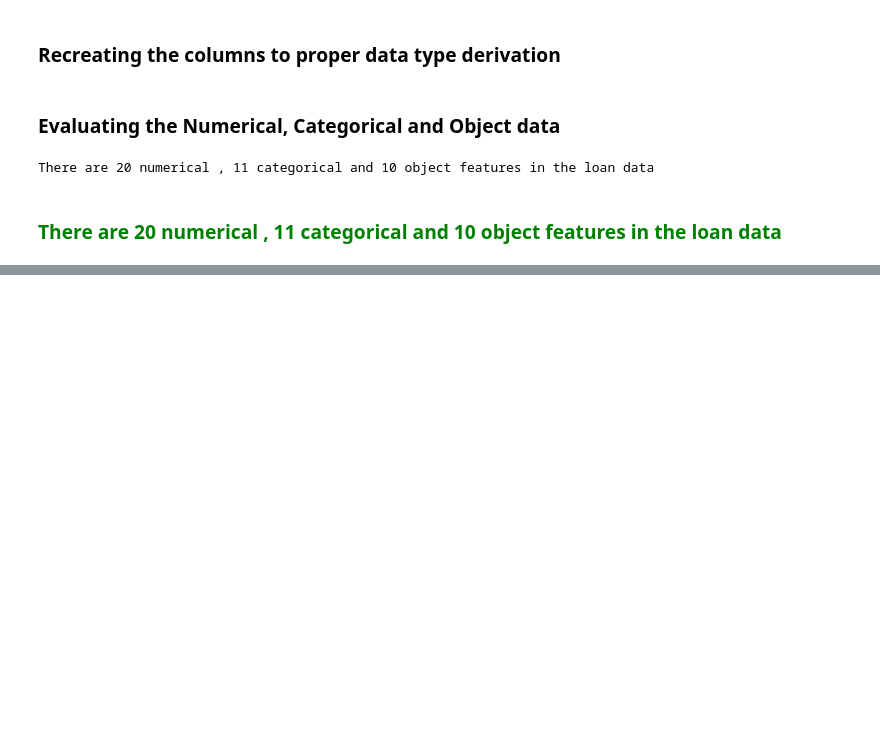
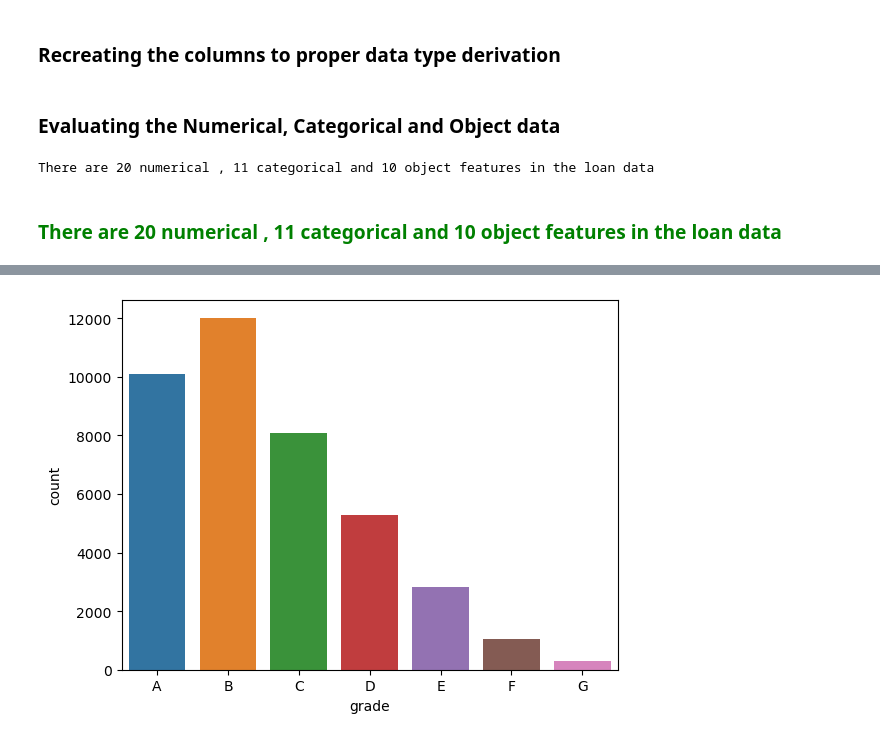
Before and after one commit to ShubhamMishra1102/LendingClubCaseStudy, a Jupyter notebook: Group_Facilitator_SumaiyaK.ipynb, the cells around one changed output, grey strips where cells are left out. Drawn from its saved outputs; the diff is of its cells as text; code cells hidden in the pictures; blank space fills up the shorter version.

```diff
--- a/Group_Facilitator_SumaiyaK.ipynb
+++ b/Group_Facilitator_SumaiyaK.ipynb
@@ -402,0 +438,5 @@ There are 20 numerical , 11 categorical and 10 object features in the loan data
+# %%
+sns.countplot(x='grade', data=filtered_loandata)
+plt.show()
+# %% [output]
+[figure, added]
```
Also changed, not shown: parts of 12 cells of this notebook.
